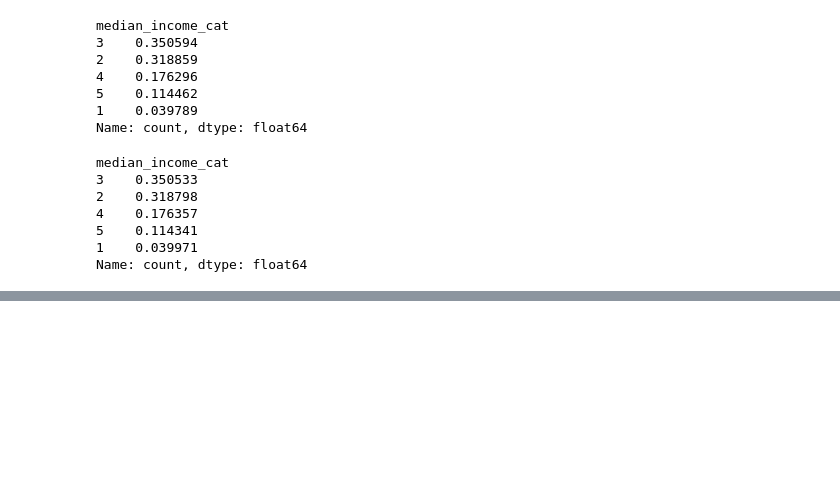
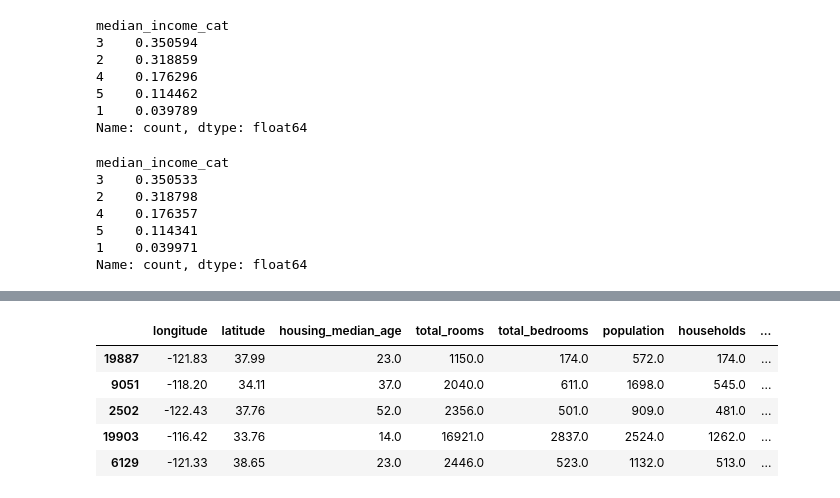
Before and after one commit to nayana-sisil/house_prediction, a Jupyter notebook: EndtoEnd.ipynb, the cells around one changed output, grey strips where cells are left out. Saved outputs shown, nothing was run; the diff lists cells and outputs as text; code cells hidden in the pictures; blank space fills up the shorter version.

```diff
--- a/EndtoEnd.ipynb
+++ b/EndtoEnd.ipynb
@@ -221,0 +239,9 @@ Name: count, dtype: float64
+# %%
+housing.head()
+# %% [output]
+|  | longitude | latitude | housing_median_age | total_rooms | total_bedrooms | population | households | ... |
+| 19887 | -121.83 | 37.99 | 23.0 | 1150.0 | 174.0 | 572.0 | 174.0 | ... |
+| 9051 | -118.20 | 34.11 | 37.0 | 2040.0 | 611.0 | 1698.0 | 545.0 | ... |
+| 2502 | -122.43 | 37.76 | 52.0 | 2356.0 | 501.0 | 909.0 | 481.0 | ... |
+| 19903 | -116.42 | 33.76 | 14.0 | 16921.0 | 2837.0 | 2524.0 | 1262.0 | ... |
+| 6129 | -121.33 | 38.65 | 23.0 | 2446.0 | 523.0 | 1132.0 | 513.0 | ... |
```
Also changed, not shown: parts of 10 cells of this notebook.
